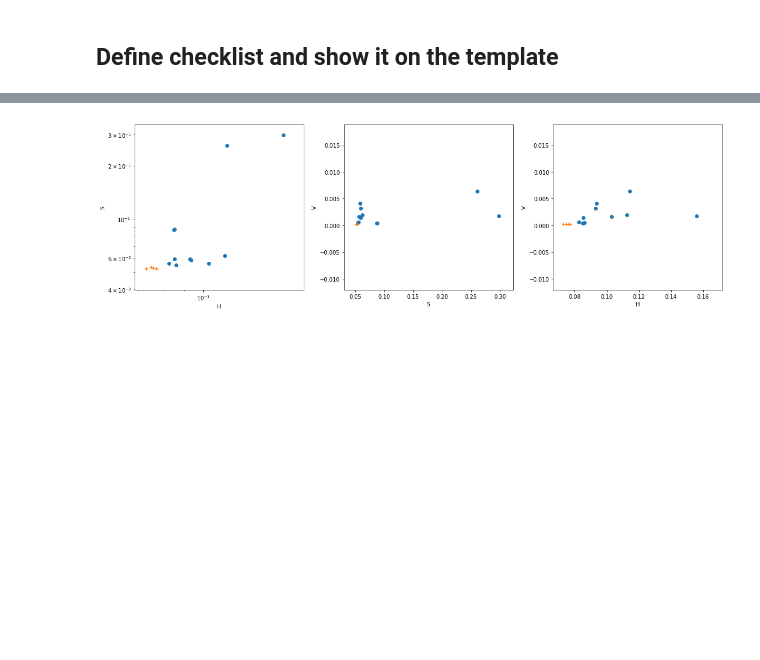
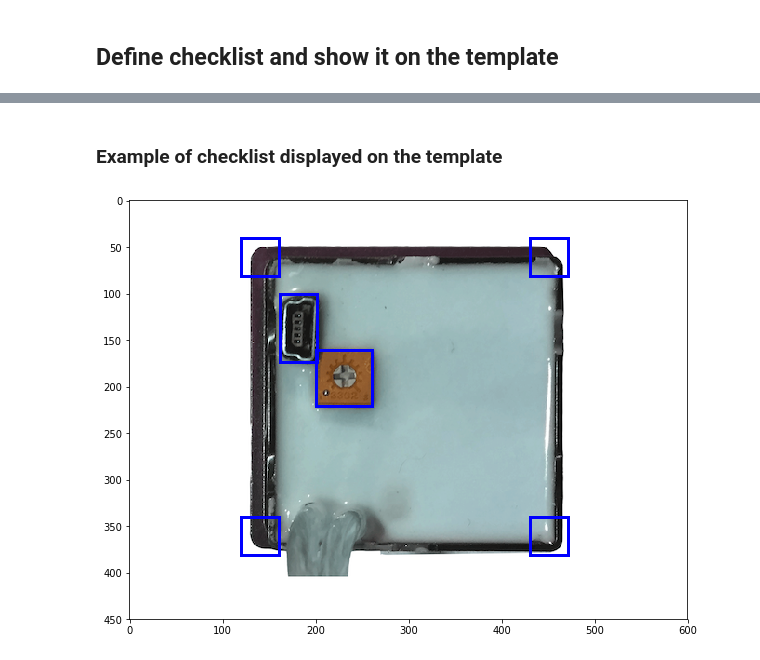
Before and after one commit to hofmanradek/quality_control, a Jupyter notebook: notebooks/switch_detector_component.ipynb, the cells around one changed output, grey strips where cells are left out. Saved outputs shown, nothing was run; the diff lists cells and outputs as text; code cells hidden in the pictures; blank space fills up the shorter version.

```diff
--- a/notebooks/switch_detector_component.ipynb
+++ b/notebooks/switch_detector_component.ipynb
@@ -169,30 +85,0 @@ V_vec = np.array(V_points)
-# %%
-fig = plt.figure(figsize=(16,5))
-ax = fig.add_subplot(131)
-ax.scatter(H_vec[5:], S_vec[5:])
-ax.scatter(H_vec[1:5], S_vec[1:5], marker='+')
-ax.set_xscale('log')
-ax.set_yscale('log')
-ax.set_xlabel('H')
-ax.set_ylabel('S')
-
-ax = fig.add_subplot(132)
-ax.scatter(S_vec[5:], V_vec[5:])
-ax.scatter(S_vec[1:5], V_vec[1:5], marker='+')
-#ax.set_xscale('log')
-#ax.set_yscale('log')
-ax.set_xlabel('S')
-ax.set_ylabel('V')
-
-ax = fig.add_subplot(133)
-ax.scatter(H_vec[5:], V_vec[5:])
-ax.scatter(H_vec[1:5], V_vec[1:5], marker='+')
-#ax.set_xscale('log')
-#ax.set_yscale('log')
-ax.set_xlabel('H')
-ax.set_ylabel('V')
-
-
-plt.tight_layout()
-# %% [output]
-[figure, removed]
@@ -209,0 +86,40 @@ ax.imshow(im2_aligned)
+# %%
+# define bounding box color for various cases
+NOT_CLASSIFIED_COLOR = 'b'  # color of bounding box when not classified
+CLASSIFIED_OK_COLOR = 'g'  # if checklist item classified as OK
+CLASSIFIED_FAIL_COLOR = 'r'  # if checklist item classified as FAIL
+
+def show_checklist_items(ax, checklist, classification={}):
+    """
+    :param ax: matplotlib image axes
+    :param checklist: dict with items to check and their bounding boxes
+    :classification: optional dict with keys same as in :param checklist: and colors as values
+    """
+    for k,v in checklist.items():
+        # get coordinates
+        x1,x2,y1,y2 = v
+        # get classification result (color for now)
+        color = classification.get(k, NOT_CLASSIFIED_COLOR)
+        # prepere bounding box
+        rect = patches.Rectangle((x1,y1),x2-x1+1,y2-y1+1,linewidth=3,edgecolor=color,facecolor='none')
+        # put it to axes
+        ax.add_patch(rect)
+# %%
+# following check list has to be be clicked by a user... in some GUI... whatever...
+checklist = {'upper left corner':  (120,160,40,80),
+             'upper right corner': (430,470,40,80),
+             'lower left corner':  (120,160,340,380),
+             'lower right corner': (430,470,340,380),
+             'trimmer':            (200,260,160,220),
+             'connector':          (162,200,100,172)}
+# %% [markdown]
+### Example of checklist displayed on the template
+# %%
+template_img = cv2.imread(os.path.join(TEST_DATA_PATH_OK,'switch-0-ok.png'))
+
+fig = plt.figure(figsize=(10,10))
+ax = fig.add_subplot(111)
+ax.imshow(template_img)
+show_checklist_items(ax, checklist)
+# %% [output]
+[figure, added]
```
Also changed, not shown: parts of 49 cells of this notebook, 4 other files.
